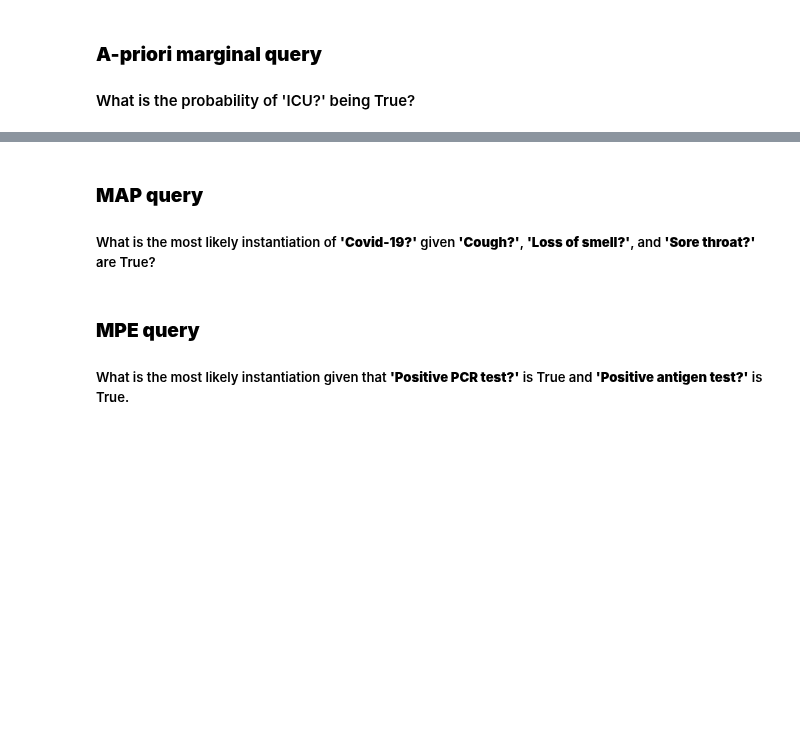
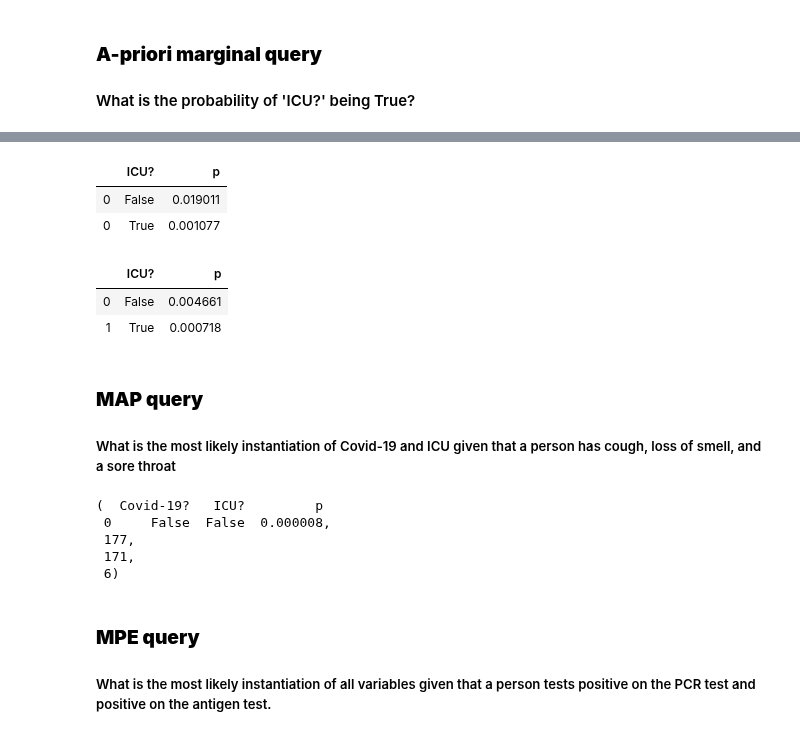
Before and after one commit to valbuc/KR-Project2, a Jupyter notebook: Use_case.ipynb, the cells around one changed output, grey strips where cells are left out. Cells and saved outputs as stored; diff of their text form; code cells hidden in the pictures; blank space fills up the shorter version.

```diff
--- a/Use_case.ipynb
+++ b/Use_case.ipynb
@@ -316,3 +364,25 @@ reasoner.MAP('random', map_vars = ['Covid-19?'])
+# %%
+evidence = pd.Series({'Sore throat?': True})
+query_vars = ['ICU?']
+
+mar = reasoner.get_marginal_distribution('random', query_vars, evidence)
+
+evidence2 = pd.Series({'Covid-19?': True, 'Take Ivermectin?': True})
+query_vars2 = ['ICU?']
+
+mar2 = reasoner.get_marginal_distribution('random', query_vars2, evidence2)
+# %%
+mar
+# %% [output]
+|  | ICU? | p |
+| 0 | False | 0.019011 |
+| 0 | True | 0.001077 |
+# %%
+mar2
+# %% [output]
+|  | ICU? | p |
+| 0 | False | 0.004661 |
+| 1 | True | 0.000718 |
 # %% [markdown]
 ### **MAP query**
-##### What is the most likely instantiation of **'Covid-19?'** given **'Cough?'**, **'Loss of smell?'**, and **'Sore throat?'** are True?
+##### What is the most likely instantiation of Covid-19 and ICU given that a person has cough, loss of smell, and a sore throat
@@ -321,5 +389,21 @@ reasoner.MAP('mindegree', map_vars = ['Covid-19?'])
+# %%
+map_vars = ['Covid-19?', 'ICU?']
+e_vars = pd.Series({'Cough?': True, 'Loss of smell?': True, 'Sore throat?': True})
+
+uc_map = reasoner.MAP('random', map_vars=map_vars, e_vars=e_vars)
+
+uc_map
+
+# is MAP supposed to change output every time?
+# What are the 3 bottom numbers?
+# %% [output]
+(  Covid-19?   ICU?         p
+ 0     False  False  0.000008,
+ 177,
+ 171,
+ 6)
 # %% [markdown]
 ### **MPE query**
-##### What is the most likely instantiation given that **'Positive PCR test?'** is True and **'Positive antigen test?'** is True.
+##### What is the most likely instantiation of all variables given that a person tests positive on the PCR test and positive on the antigen test.
 # %%
 reasoner.MPE('mindegree', pd.Series({'Positive PCR test?': True, 'Positive antigen test?':True}))
```
Also changed, not shown: parts of 26 cells of this notebook.
